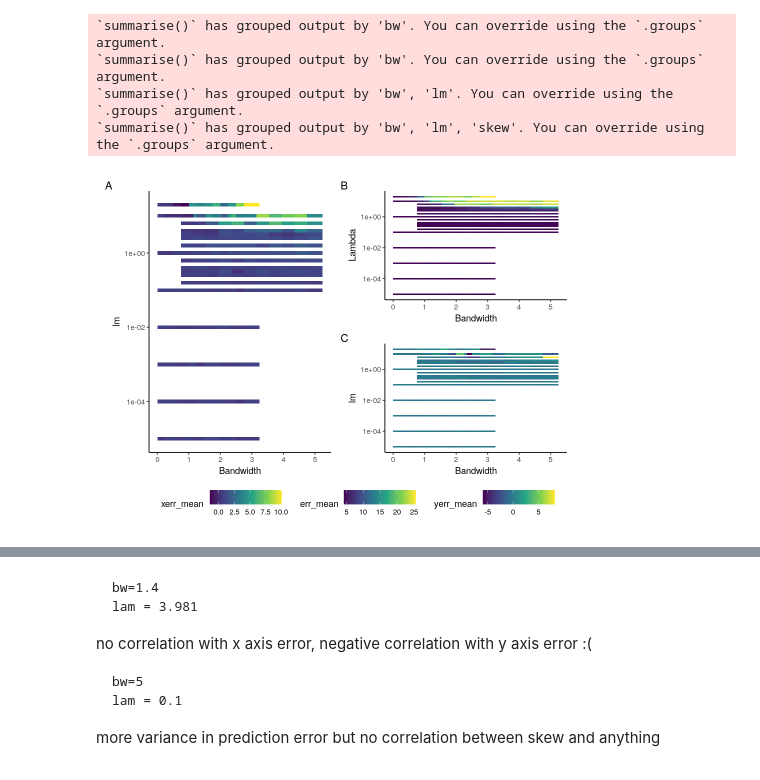
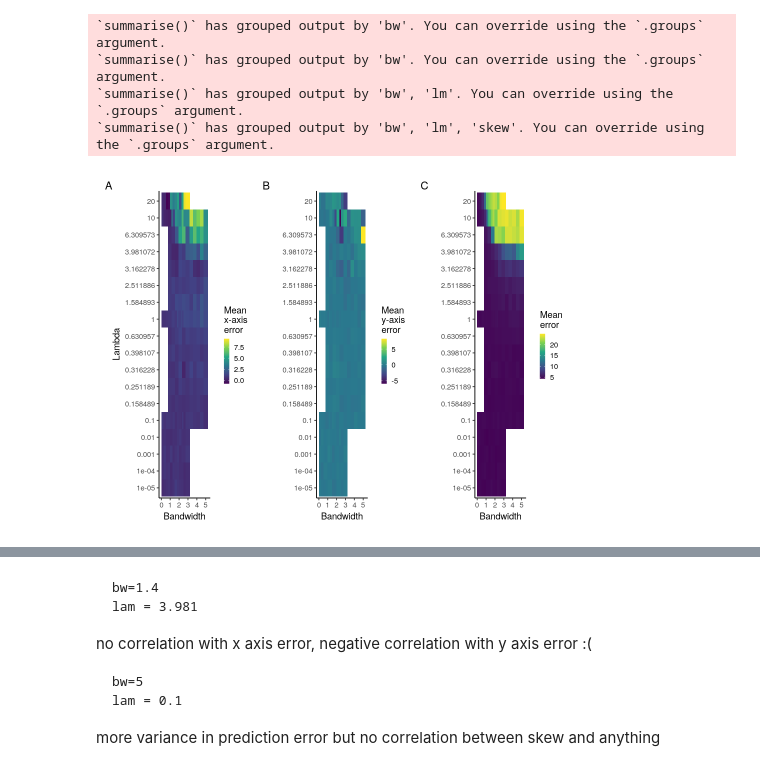
Before and after one commit to clararehmann/locator-residuals, a Jupyter notebook: figures.ipynb, the cells around one changed output, grey strips where cells are left out. Cells and saved outputs as stored; diff of their text form; code cells hidden in the pictures.

Commit message:
figures repo

```diff
--- a/figures.ipynb
+++ b/figures.ipynb
@@ -520,11 +671,9 @@ Warning message:
 # %% [markdown]
 Predlocs with weights!
 # %%
-df <- fread('data/weighted_all_skew_predlocs.txt')
+df <- fread('data/biased_training/weighted_all_skew_predlocs.txt')
 df$skew_scaled <- rescale(df$skew, to=c(1/3, 1))
 df$lm <- round(df$lm, 6)
-#df$x <- rescale(df$x)
-#df$y <- rescale(df$y)
 # %%
 lmCoefficient <- function(skew_scaled, xerr) {
     if (length(skew_scaled) > 0) {
@@ -558,13 +707,17 @@ ylmdf <- df %>% group_by_at(c('bw','lm')) %>%
 err_df <- df %>% group_by_at(c('bw','lm','skew')) %>%
          summarize(skew = mean(skew),
                    xerr_mean = mean(xerr),
+                   xerr_median = median(xerr),
                    err_mean = mean(err),
+                   err_median = median(err),
                    yerr_mean = mean(yerr))
 
 sum_df <- df %>% group_by_at(c('bw','lm','skew','rep')) %>%
          summarize(skew = mean(skew),
                    xerr_mean = mean(xerr),
+                   xerr_median = median(xerr),
                    err_mean = mean(err),
+                   err_median = median(err),
                    yerr_mean = mean(yerr))
 # %% [output]
 `summarise()` has grouped output by 'bw'. You can override using the `.groups` argument.
@@ -572,27 +725,31 @@ sum_df <- df %>% group_by_at(c('bw','lm','skew','rep')) %>%
 `summarise()` has grouped output by 'bw', 'lm'. You can override using the `.groups` argument.
 `summarise()` has grouped output by 'bw', 'lm', 'skew'. You can override using the `.groups` argument.
 # %%
-err <- ggplot(err_df[err_df$skew == 0.9,], aes(x=bw, y=lm, fill=err_mean, width=0.5, height=0.1)) + theme_classic() +
-            geom_tile() + scale_y_continuous(trans='log10') + scale_fill_viridis_c() + ylab('Lambda')+xlab('Bandwidth')+
-    theme(legend.position="bottom")
-xerr <- ggplot(err_df[err_df$skew == 0.9,], aes(x=bw, y=lm, fill=xerr_mean, width=0.5, height=0.1)) + theme_classic() +
-            geom_tile() + scale_y_continuous(trans='log10') + scale_fill_viridis_c()+xlab('Bandwidth')+
-    theme(legend.position="bottom")
-yerr <- ggplot(err_df[err_df$skew == 0.9,], aes(x=bw, y=lm, fill=yerr_mean, width=0.5, height=0.1)) + theme_classic() +
-            geom_tile() + scale_y_continuous(trans='log10') + scale_fill_viridis_c()+xlab('Bandwidth')+
-    theme(legend.position="bottom")
+err <- ggplot(err_df[err_df$skew == 0.9,], aes(x=bw, y=factor(lm), fill=err_mean, width=0.5, height=0.1)) + theme_classic() +
+            geom_tile(height=1) + scale_fill_viridis_c(name="Mean\nerror") + ylab('')+xlab('Bandwidth')+
+            theme(legend.key.width = unit(dev.size()[1] / 15, "line"),
+                         legend.key.size = unit(0.75,"line"))
 
-Rval <- ggplot(lmdf, aes(x=bw, y=lm, fill=R)) + theme_classic() + geom_tile() + scale_y_continuous(trans='log10') + scale_fill_viridis_c()+ ylab('Lambda')+xlab('Bandwidth')
-sig <- ggplot(lmdf, aes(x=bw, y=lm, fill=p)) + theme_classic() + geom_tile() + scale_y_continuous(trans='log10') + scale_fill_viridis_c()+ ylab('Lambda')+xlab('Bandwidth')
+xerr <- ggplot(err_df[err_df$skew == 0.9,], aes(x=bw, y=factor(lm), fill=xerr_mean, width=0.5, height=0.1)) + theme_classic() +
+            geom_tile(height=1) + scale_fill_viridis_c(name="Mean\nx-axis\nerror")+ylab('Lambda')+xlab('Bandwidth')+
+            theme(legend.key.width = unit(dev.size()[1] / 15, "line"),
+                         legend.key.size = unit(0.75,"line"))
 
-yRval <- ggplot(ylmdf, aes(x=bw, y=lm, fill=R)) + theme_classic() + geom_tile() + scale_y_continuous(trans='log10') + scale_fill_viridis_c()+ ylab('Lambda')+xlab('Bandwidth')
-ysig <- ggplot(ylmdf, aes(x=bw, y=lm, fill=p)) + theme_classic() + geom_tile() + scale_y_continuous(trans='log10') + scale_fill_viridis_c()+ ylab('Lambda')+xlab('Bandwidth')
+yerr <- ggplot(err_df[err_df$skew == 0.9,], aes(x=bw, y=factor(lm), fill=yerr_mean, width=0.5, height=0.1)) + theme_classic() +
+            geom_tile(height=1) + scale_fill_viridis_c(name="Mean\ny-axis\nerror")+ylab('')+xlab('Bandwidth')+
+            theme(legend.key.width = unit(dev.size()[1] / 15, "line"),
+                         legend.key.size = unit(0.75,"line"))
+
+Rval <- ggplot(lmdf, aes(x=bw, y=factor(lm), fill=R)) + theme_classic() + geom_tile(height=1) + scale_fill_viridis_c()+ ylab('Lambda')+xlab('Bandwidth')
+sig <- ggplot(lmdf, aes(x=bw, y=factor(lm), fill=p)) + theme_classic() + geom_tile(height=1) + scale_fill_viridis_c()+ ylab('Lambda')+xlab('Bandwidth')
+
+yRval <- ggplot(ylmdf, aes(x=bw, y=factor(lm), fill=R)) + theme_classic() + geom_tile(height=1) + scale_fill_viridis_c()+ ylab('Lambda')+xlab('Bandwidth')
+ysig <- ggplot(ylmdf, aes(x=bw, y=factor(lm), fill=p)) + theme_classic() + geom_tile(height=1) + scale_fill_viridis_c()+ ylab('Lambda')+xlab('Bandwidth')
 # %%
-(xerr + (err / yerr)) + plot_layout(guides='collect')+ plot_annotation(tag_level='A') &
-  theme(legend.position='bottom')
-ggsave(file.path(figdir,'weight_grid_search.pdf'), width = 6.5, height = 6, units='in')
+(xerr + yerr + err) + plot_annotation(tag_level='A')
+ggsave(file.path(figdir,'weight_grid_search.pdf'), width = 6.5, height = 2, units='in')
 # %% [output]
-[figure, old version]
+[figure, new version]
 # %%
 bw = 0.25
 lam = 1e-5
```
Also changed, not shown: parts of 54 cells of this notebook.
